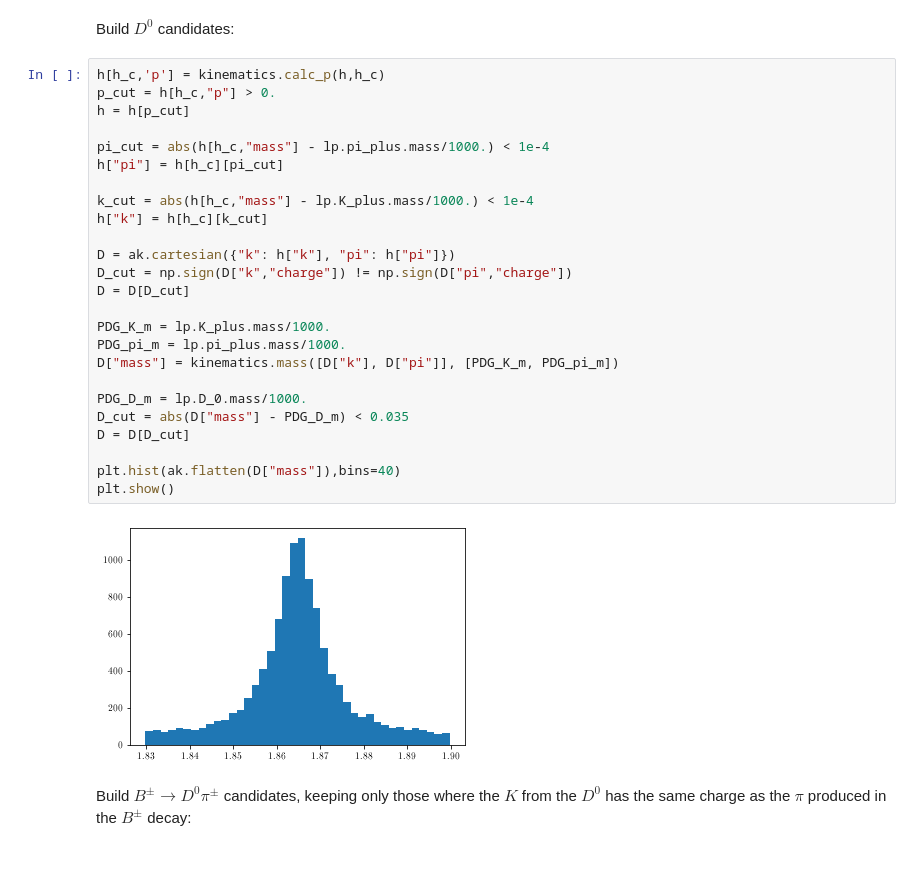
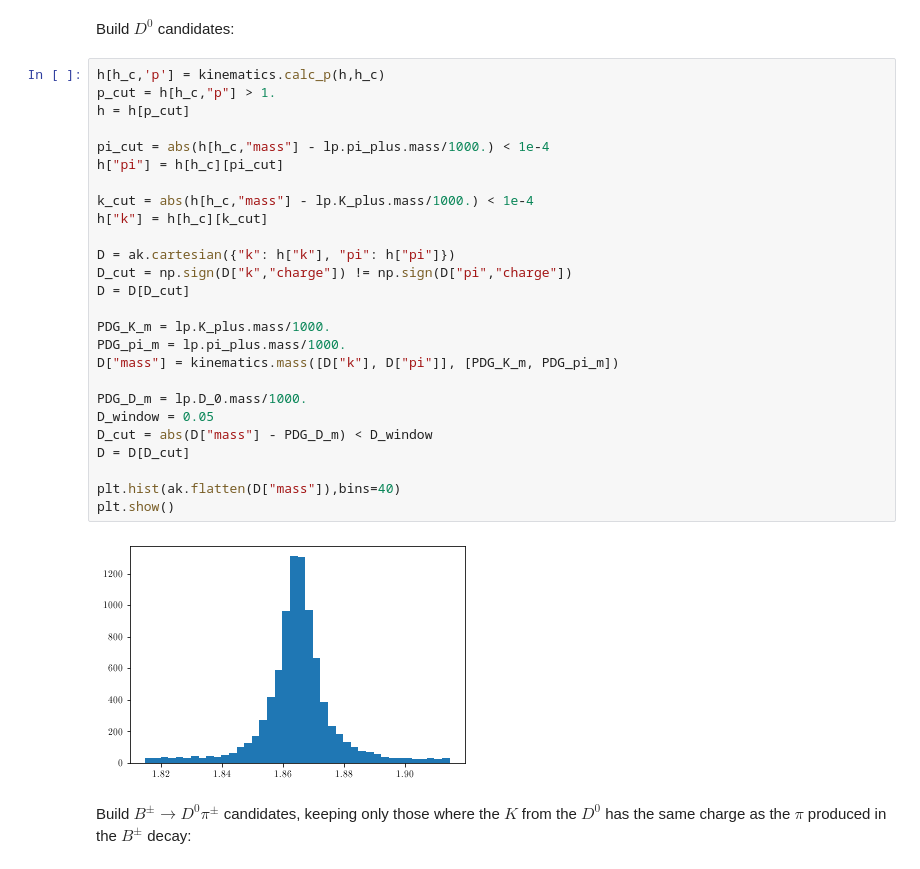
Before and after one commit to donalhill/fcc_python_tools, a Jupyter notebook: examples/build_Bu2D0pi.ipynb, the cells around one changed output. Cells and saved outputs as stored; diff of their text form.

```diff
--- a/examples/build_Bu2D0pi.ipynb
+++ b/examples/build_Bu2D0pi.ipynb
@@ -40,31 +41,32 @@ h = tree.arrays(keep_vars,how="zip")
 Build $D^0$ candidates:
 # %%
 h[h_c,'p'] = kinematics.calc_p(h,h_c)
-p_cut = h[h_c,"p"] > 0.
+p_cut = h[h_c,"p"] > 1.
 h = h[p_cut]
 
 pi_cut = abs(h[h_c,"mass"] - lp.pi_plus.mass/1000.) < 1e-4
 h["pi"] = h[h_c][pi_cut]
 
 k_cut = abs(h[h_c,"mass"] - lp.K_plus.mass/1000.) < 1e-4
 h["k"] = h[h_c][k_cut]
 
 D = ak.cartesian({"k": h["k"], "pi": h["pi"]})
 D_cut = np.sign(D["k","charge"]) != np.sign(D["pi","charge"])
 D = D[D_cut]
 
 PDG_K_m = lp.K_plus.mass/1000.
 PDG_pi_m = lp.pi_plus.mass/1000.
 D["mass"] = kinematics.mass([D["k"], D["pi"]], [PDG_K_m, PDG_pi_m])
 
 PDG_D_m = lp.D_0.mass/1000.
-D_cut = abs(D["mass"] - PDG_D_m) < 0.035
+D_window = 0.05
+D_cut = abs(D["mass"] - PDG_D_m) < D_window
 D = D[D_cut]
 
 plt.hist(ak.flatten(D["mass"]),bins=40)
 plt.show()
 # %% [output]
-[figure, old version]
+[figure, new version]
 # %% [markdown]
 Build $B^\pm \to D^0 \pi^\pm$ candidates, keeping only those where the $K$ from the $D^0$ has the same charge as the $\pi$ produced in the $B^\pm$ decay:
 # %%
```
Also changed, not shown: parts of 10 cells of this notebook.
